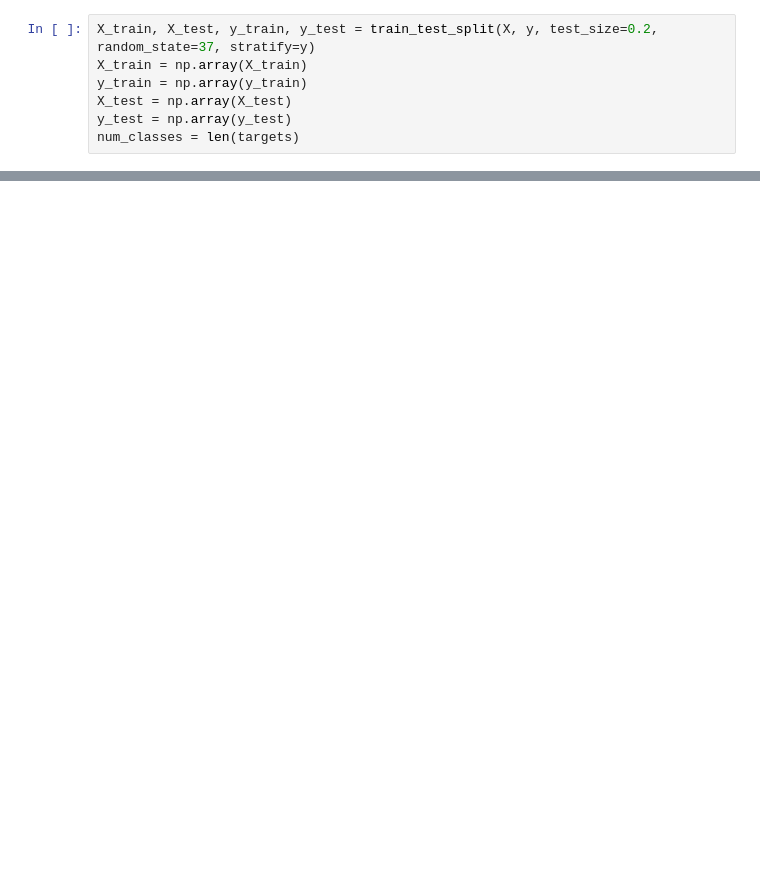
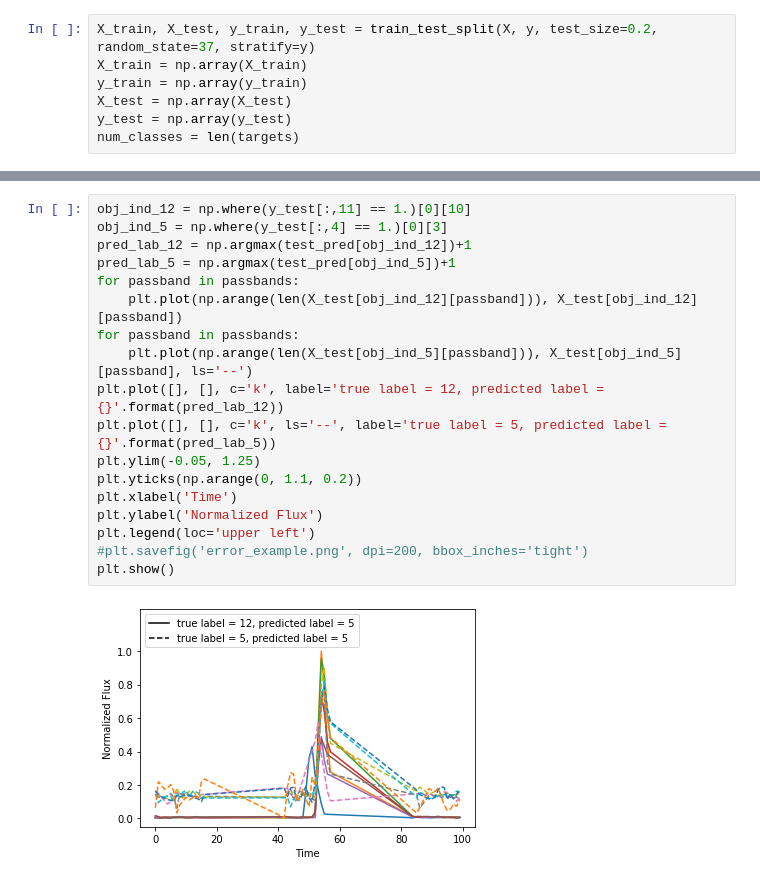
Before and after one commit to neerajkulk/ml_finalproj, a Jupyter notebook: Neil_CNN.ipynb, the cells around one changed output, grey strips where cells are left out. Cells and saved outputs as stored; diff of their text form; blank space fills up the shorter version.

```diff
--- a/Neil_CNN.ipynb
+++ b/Neil_CNN.ipynb
@@ -309,0 +233,20 @@ plt.show()
+# %%
+obj_ind_12 = np.where(y_test[:,11] == 1.)[0][10]
+obj_ind_5 = np.where(y_test[:,4] == 1.)[0][3]
+pred_lab_12 = np.argmax(test_pred[obj_ind_12])+1
+pred_lab_5 = np.argmax(test_pred[obj_ind_5])+1
+for passband in passbands:
+    plt.plot(np.arange(len(X_test[obj_ind_12][passband])), X_test[obj_ind_12][passband])
+for passband in passbands:
+    plt.plot(np.arange(len(X_test[obj_ind_5][passband])), X_test[obj_ind_5][passband], ls='--')
+plt.plot([], [], c='k', label='true label = 12, predicted label = {}'.format(pred_lab_12))
+plt.plot([], [], c='k', ls='--', label='true label = 5, predicted label = {}'.format(pred_lab_5))
+plt.ylim(-0.05, 1.25)
+plt.yticks(np.arange(0, 1.1, 0.2))
+plt.xlabel('Time')
+plt.ylabel('Normalized Flux')
+plt.legend(loc='upper left')
+#plt.savefig('error_example.png', dpi=200, bbox_inches='tight')
+plt.show()
+# %% [output]
+[figure, added]
```
Also changed, not shown: parts of 26 cells of this notebook.
